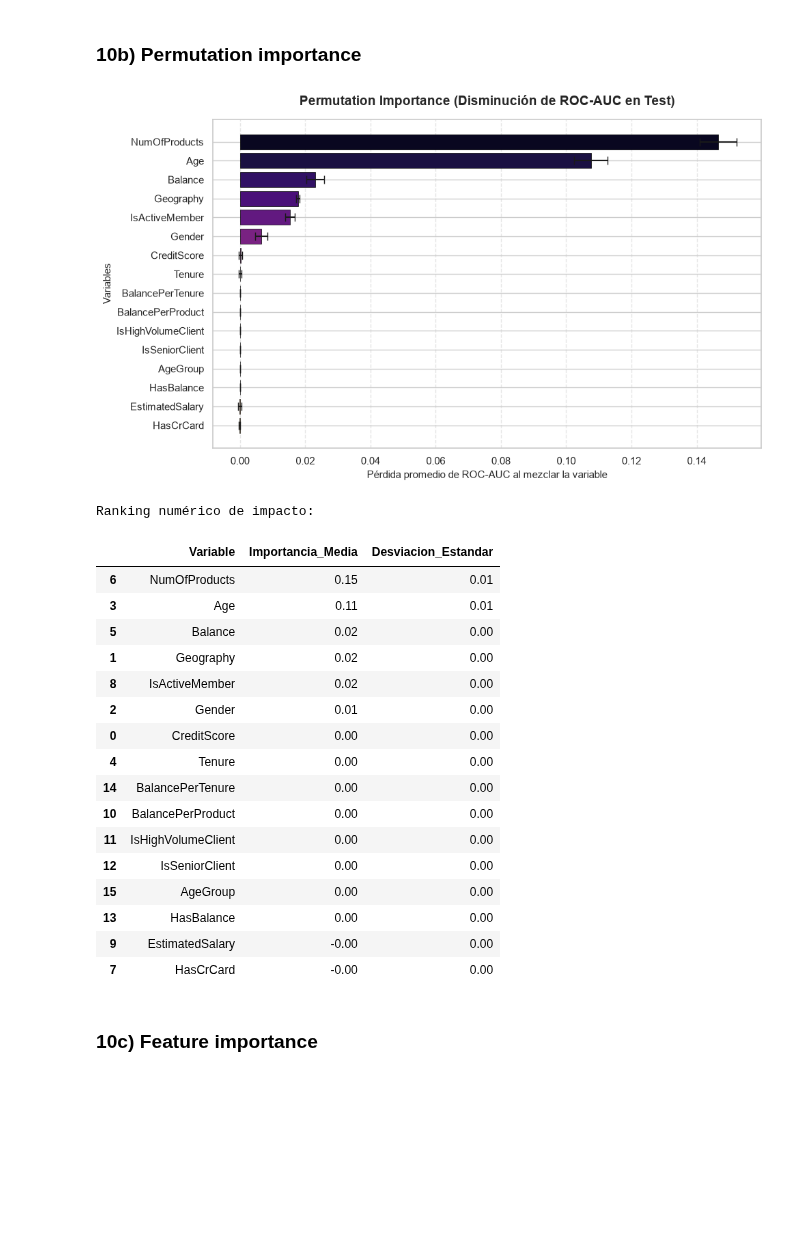
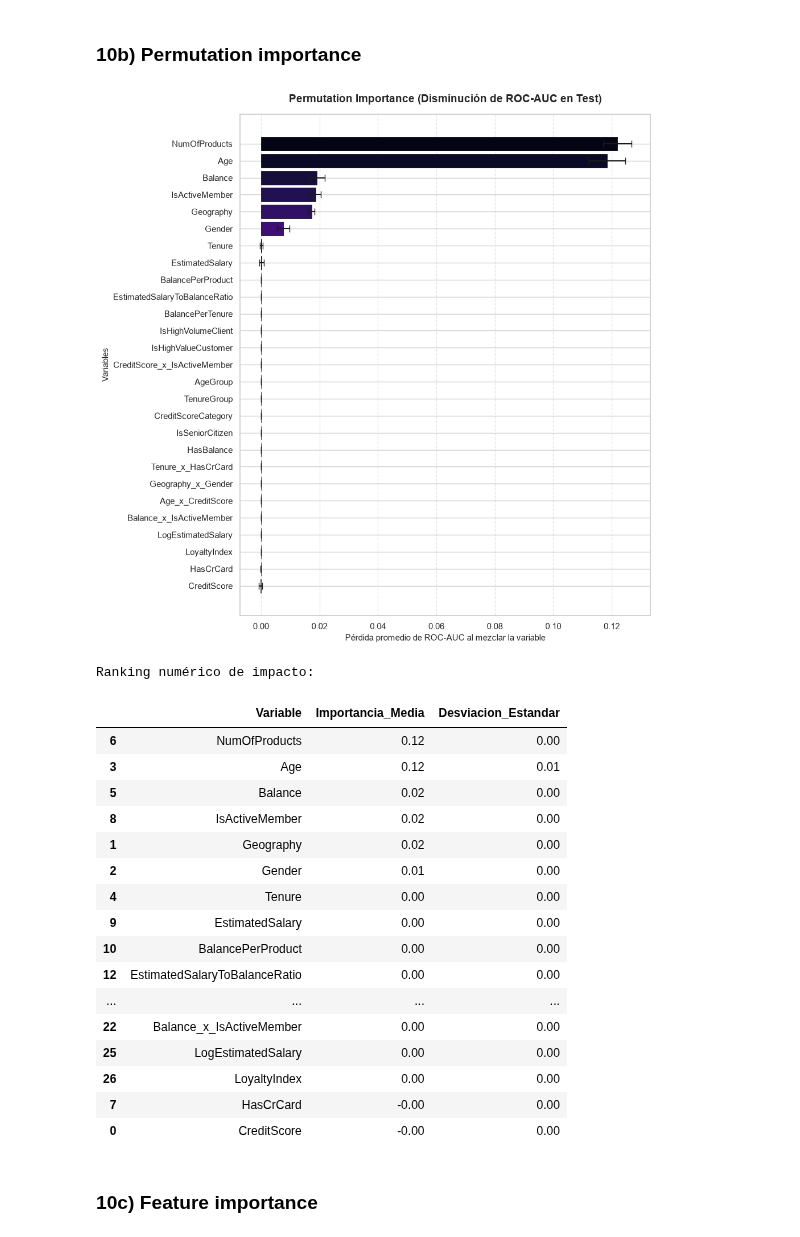
Before and after one commit to estebancardoso96/grupo_3, a Jupyter notebook: Principal_version_2_enrique.ipynb, the cells around one changed output. Drawn from its saved outputs; the diff is of its cells as text; code cells hidden in the pictures; blank space fills up the shorter version.

```diff
--- a/Principal_version_2_enrique.ipynb
+++ b/Principal_version_2_enrique.ipynb
@@ -466,7 +466,7 @@ from sklearn.metrics import accuracy_score, classification_report, confusion_mat
 
 pipe_rf = Pipeline(steps=[
     ('pre', preprocesador),
-    ('clf', RandomForestClassifier(random_state=42))
+    ('clf', RandomForestClassifier(random_state=42, class_weight='balanced'))
 ])
 
 param_grid_rf = {
@@ -743,24 +780,35 @@ num_features_modif = [
     'Balance',
     'EstimatedSalary',
     'BalancePerProduct',
-    'BalancePerTenure'
-    ]
+    'BalancePerTenure',
+    'EstimatedSalaryToBalanceRatio',
+    'CreditScore_x_IsActiveMember',
+    'Age_x_CreditScore',
+    'Balance_x_IsActiveMember',
+    'Tenure_x_HasCrCard',
+    'LogEstimatedSalary',
+    'LoyaltyIndex'
+]
 
 # Actualizamos la lista de variables categóricas modificadas
 cat_features_modif = [
     'Geography',
     'Gender',
     'NumOfProducts',
-    'AgeGroup'
+    'AgeGroup',
+    'TenureGroup',
+    'CreditScoreCategory',
+    'Geography_x_Gender'
     ]
 
 # Actualizamos la lista de variables binarias modificadas
 bin_features_modif = [
     'HasCrCard',
     'IsActiveMember',
+    'IsSeniorCitizen',
+    'HasBalance',
     'IsHighVolumeClient',
-    'IsSeniorClient',
-    'HasBalance'
+    'IsHighValueCustomer'
     ]
 # %% [markdown]
 ## 7) Definir nuevo Column Transformer con dataset modificado
@@ -802,7 +850,7 @@ preprocesador_modif = ColumnTransformer(
 pipe_rf_modif = Pipeline(steps=[
     ('fe', transformer_feature_eng),
     ('pre', preprocesador_modif),
-    ('clf', RandomForestClassifier(random_state=42))
+    ('clf', RandomForestClassifier(random_state=42, class_weight='balanced'))
 ])
 
 param_grid_rf = {
@@ -958,53 +1013,53 @@ df_importancia = pd.DataFrame({
 df_importancia = df_importancia.sort_values(by='Importancia_Media', ascending=False)
 
 # Visualizamos los resultados con un Barplot
-plt.figure(figsize=(10, 6))
+plt.figure(figsize=(10, 10))
 
 # Usamos matplotlib puro (plt.barh) que maneja perfectamente los errores pre-calculados (xerr)
 plt.barh(
     y=df_importancia['Variable'],
     width=df_importancia['Importancia_Media'],
     xerr=df_importancia['Desviacion_Estandar'],
     capsize=4,
     color=sns.color_palette('magma', len(df_importancia)),
     edgecolor='black',
     linewidth=0.5
 )
 
 # Invertimos el eje Y para que la variable más importante quede en la parte superior
 plt.gca().invert_yaxis()
 
 plt.title('Permutation Importance (Disminución de ROC-AUC en Test)', fontsize=14, fontweight='bold', pad=15)
 plt.xlabel('Pérdida promedio de ROC-AUC al mezclar la variable', fontsize=11)
 plt.ylabel('Variables', fontsize=11)
 plt.grid(axis='x', linestyle='--', alpha=0.5)
 
 plt.tight_layout()
 plt.show()
 
 # Mostrar la tabla exacta en pantalla
 print("Ranking numérico de impacto:")
 display(df_importancia)
 # %% [output]
-[figure, old version]
+[figure, new version]
 Ranking numérico de impacto:
 |  | Variable | Importancia_Media | Desviacion_Estandar |
-| 6 | NumOfProducts | 0.15 | 0.01 |
-| 3 | Age | 0.11 | 0.01 |
+| 6 | NumOfProducts | 0.12 | 0.00 |
+| 3 | Age | 0.12 | 0.01 |
 | 5 | Balance | 0.02 | 0.00 |
+| 8 | IsActiveMember | 0.02 | 0.00 |
 | 1 | Geography | 0.02 | 0.00 |
-| 8 | IsActiveMember | 0.02 | 0.00 |
 | 2 | Gender | 0.01 | 0.00 |
-| 0 | CreditScore | 0.00 | 0.00 |
 | 4 | Tenure | 0.00 | 0.00 |
-| 14 | BalancePerTenure | 0.00 | 0.00 |
+| 9 | EstimatedSalary | 0.00 | 0.00 |
 | 10 | BalancePerProduct | 0.00 | 0.00 |
-| 11 | IsHighVolumeClient | 0.00 | 0.00 |
-| 12 | IsSeniorClient | 0.00 | 0.00 |
-| 15 | AgeGroup | 0.00 | 0.00 |
-| 13 | HasBalance | 0.00 | 0.00 |
-| 9 | EstimatedSalary | -0.00 | 0.00 |
+| 12 | EstimatedSalaryToBalanceRatio | 0.00 | 0.00 |
+| ... | ... | ... | ... |
+| 22 | Balance_x_IsActiveMember | 0.00 | 0.00 |
+| 25 | LogEstimatedSalary | 0.00 | 0.00 |
+| 26 | LoyaltyIndex | 0.00 | 0.00 |
 | 7 | HasCrCard | -0.00 | 0.00 |
+| 0 | CreditScore | -0.00 | 0.00 |
 # %% [markdown]
 ### 10c) Feature importance
 # %%
```
Also changed, not shown: parts of 12 cells of this notebook, 1 other file.
